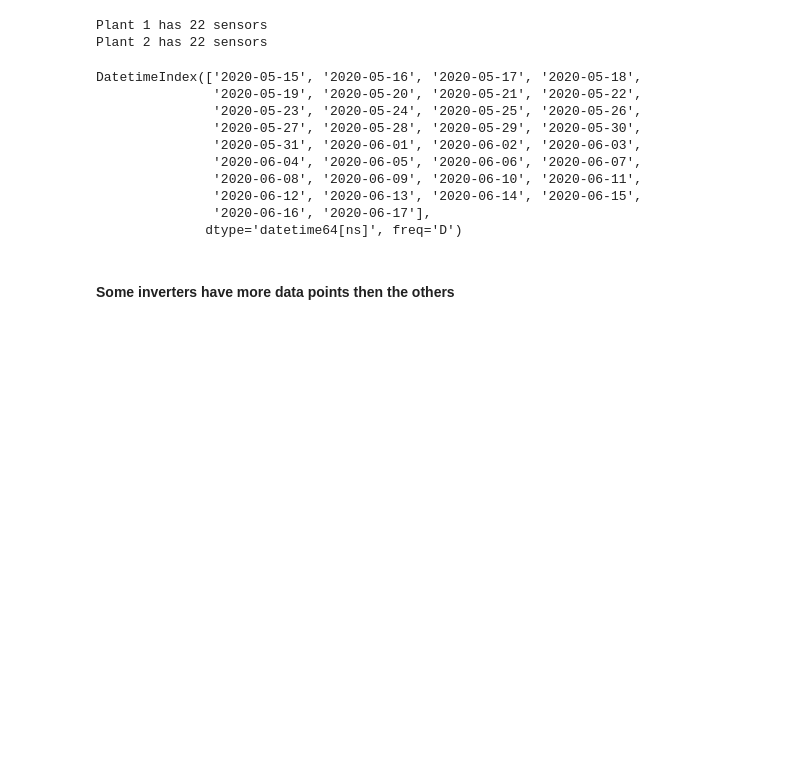
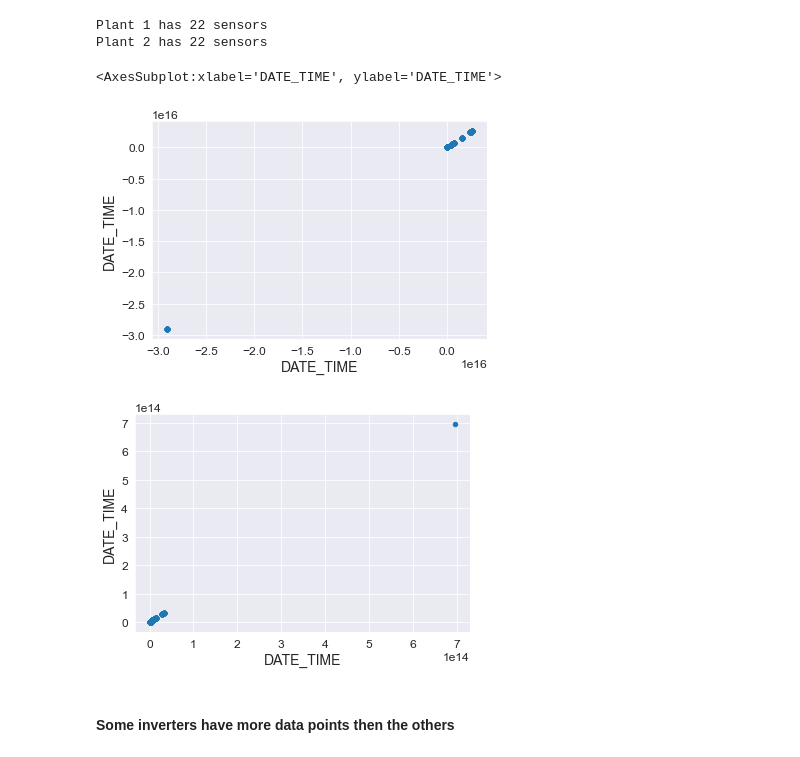
Before and after one commit to YohannesDK/DAT540_Group_11, a Jupyter notebook: DAT540_Group_11.ipynb, the cells around one changed output. Cells and saved outputs as stored; diff of their text form; code cells hidden in the pictures; blank space fills up the shorter version.

```diff
--- a/DAT540_Group_11.ipynb
+++ b/DAT540_Group_11.ipynb
@@ -117,23 +120,31 @@ print("Plant 2 has",plant_2_gen['SOURCE_KEY'].nunique(),"sensors")
 # %% [output]
 Plant 1 has 22 sensors
 Plant 2 has 22 sensors
-# %%
-#Data for 34 days and continuous dates
-numb_daws = pd.to_datetime(plant_1_gen['DATE_TIME']).dt.date.unique()
-
-len(numb_daws) # TODO : check continuity
-pd.date_range(start = '2020-5-15', end = '2020-6-17').difference(plant_1_gen.index)
-# %% [output]
-DatetimeIndex(['2020-05-15', '2020-05-16', '2020-05-17', '2020-05-18',
-               '2020-05-19', '2020-05-20', '2020-05-21', '2020-05-22',
-               '2020-05-23', '2020-05-24', '2020-05-25', '2020-05-26',
-               '2020-05-27', '2020-05-28', '2020-05-29', '2020-05-30',
-               '2020-05-31', '2020-06-01', '2020-06-02', '2020-06-03',
-               '2020-06-04', '2020-06-05', '2020-06-06', '2020-06-07',
-               '2020-06-08', '2020-06-09', '2020-06-10', '2020-06-11',
-               '2020-06-12', '2020-06-13', '2020-06-14', '2020-06-15',
-               '2020-06-16', '2020-06-17'],
-              dtype='datetime64[ns]', freq='D')
+# %%
+#Data for 34 days and continuous dates
+numb_daws = pd.to_datetime(plant_1_gen['DATE_TIME']).dt.date.unique()
+
+plant_1_gen['DATE_TIME'] = pd.to_datetime(plant_1_gen['DATE_TIME'])
+
+data = plant_1_gen.groupby(['SOURCE_KEY']).apply(lambda x: x.sort_values(by=['DATE_TIME'], ascending=True))
+
+time_gaps = pd.DataFrame(data.DATE_TIME.iloc[1:].diff())
+non_continuous_dates = time_gaps.loc[(time_gaps.DATE_TIME.dt.seconds > 15*60) | (time_gaps.DATE_TIME.dt.seconds < -15*60)]
+non_continuous_dates.index.set_names(["SOURCE_KEY", "Index"], inplace=True)
+
+# non_continuous_dates.index.get_level_values(1)
+
+# plot the non-continuous dates to visualize time gaps. Use the multiindex to identify the sensors and the index of the time gaps
+
+# fill NaT values with 15 min timedelta, in non_continuous_dates
+non_continuous_dates.fillna(pd.Timedelta(15*60, unit='s'), inplace=True)
+
+time_gaps.plot(x='DATE_TIME', y='DATE_TIME', kind='scatter')
+non_continuous_dates.plot(x='DATE_TIME', y='DATE_TIME', kind='scatter')
+# %% [output]
+<AxesSubplot:xlabel='DATE_TIME', ylabel='DATE_TIME'>
+[figure, added]
+[figure, added]
 # %% [markdown]
 #### Some inverters have more data points then the others
 # %%
```
Also changed, not shown: parts of 27 cells of this notebook.
